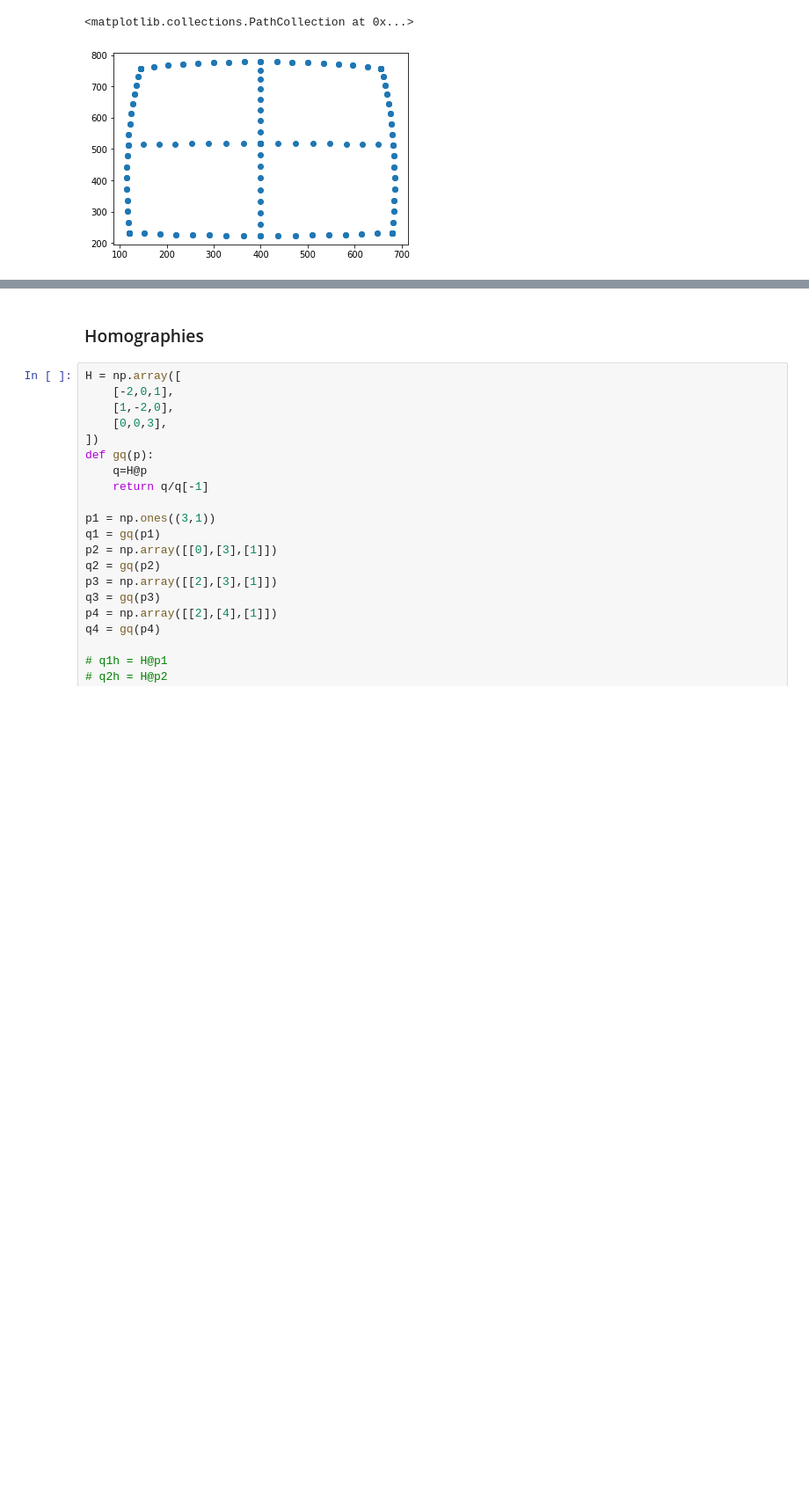
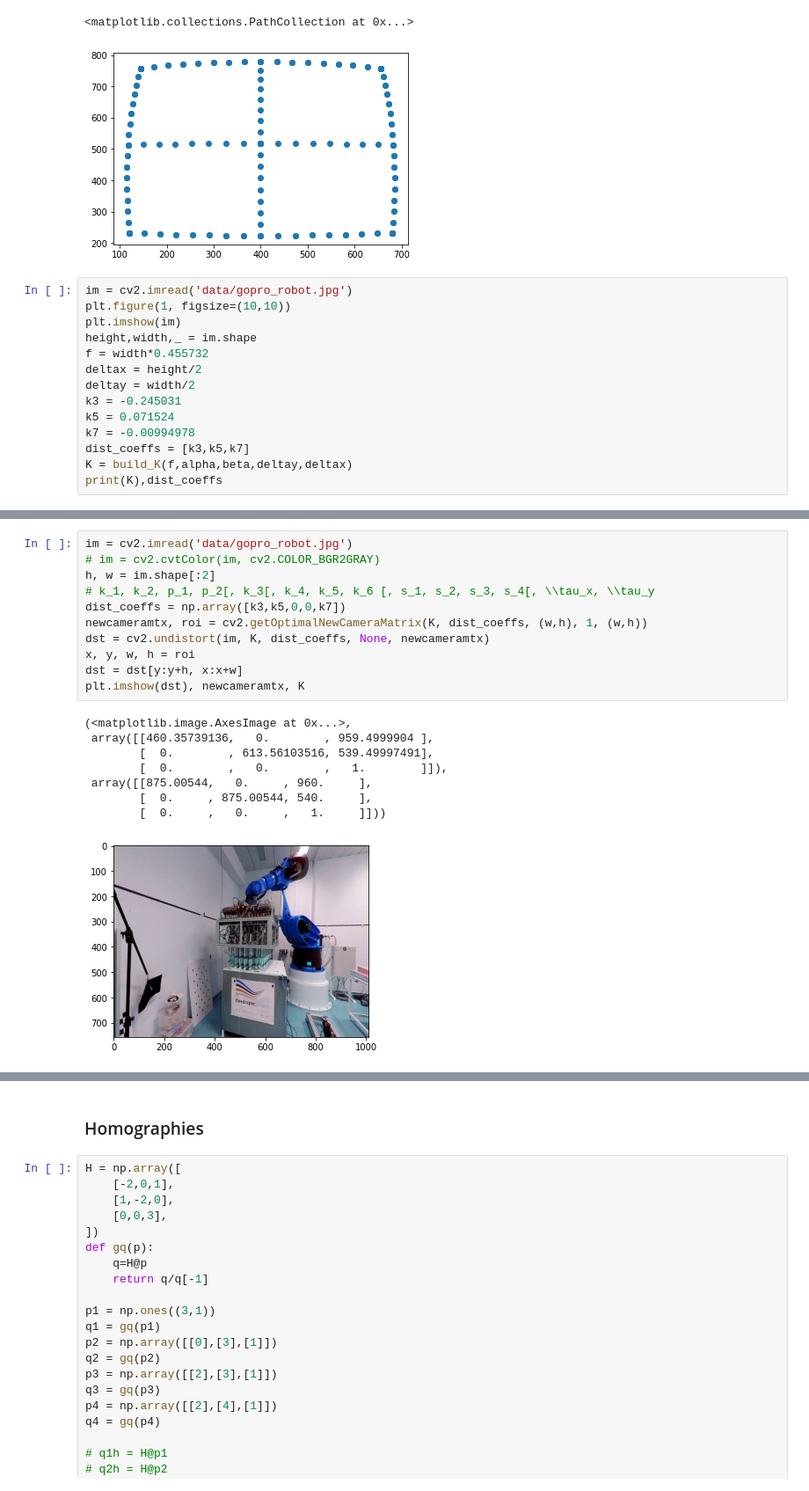
Before and after one commit to gitglob/02504-Computer-Vision, a Jupyter notebook: ex2.ipynb, the cells around one changed output, grey strips where cells are left out. Shown at 88% size. Cells and saved outputs as stored; diff of their text form; blank space fills up the shorter version.

```diff
--- a/ex2.ipynb
+++ b/ex2.ipynb
@@ -62,3 +62,17 @@ plt.scatter(ppsx, ppsy) # 2D image
  [  1.  ]]
 <matplotlib.collections.PathCollection at 0x...>
 [figure]
+# %%
+im = cv2.imread('data/gopro_robot.jpg')
+plt.figure(1, figsize=(10,10))
+plt.imshow(im)
+height,width,_ = im.shape
+f = width*0.455732
+deltax = height/2
+deltay = width/2
+k3 = -0.245031
+k5 = 0.071524
+k7 = -0.00994978
+dist_coeffs = [k3,k5,k7]
+K = build_K(f,alpha,beta,deltay,deltax)
+print(K),dist_coeffs
@@ -65 +85,21 @@ plt.scatter(ppsx, ppsy) # 2D image
+# %%
+im = cv2.imread('data/gopro_robot.jpg')
+# im = cv2.cvtColor(im, cv2.COLOR_BGR2GRAY)
+h, w = im.shape[:2]
+# k_1, k_2, p_1, p_2[, k_3[, k_4, k_5, k_6 [, s_1, s_2, s_3, s_4[, \\tau_x, \\tau_y
+dist_coeffs = np.array([k3,k5,0,0,k7])
+newcameramtx, roi = cv2.getOptimalNewCameraMatrix(K, dist_coeffs, (w,h), 1, (w,h))
+dst = cv2.undistort(im, K, dist_coeffs, None, newcameramtx)
+x, y, w, h = roi
+dst = dst[y:y+h, x:x+w]
+plt.imshow(dst), newcameramtx, K
+# %% [output]
+(<matplotlib.image.AxesImage at 0x...>,
+ array([[460.35739136,   0.        , 959.4999904 ],
+        [  0.        , 613.56103516, 539.49997491],
+        [  0.        ,   0.        ,   1.        ]]),
+ array([[875.00544,   0.     , 960.     ],
+        [  0.     , 875.00544, 540.     ],
+        [  0.     ,   0.     ,   1.     ]]))
+[figure, added]
 # %%
```
Also changed, not shown: parts of 3 cells of this notebook, 1 other file.
